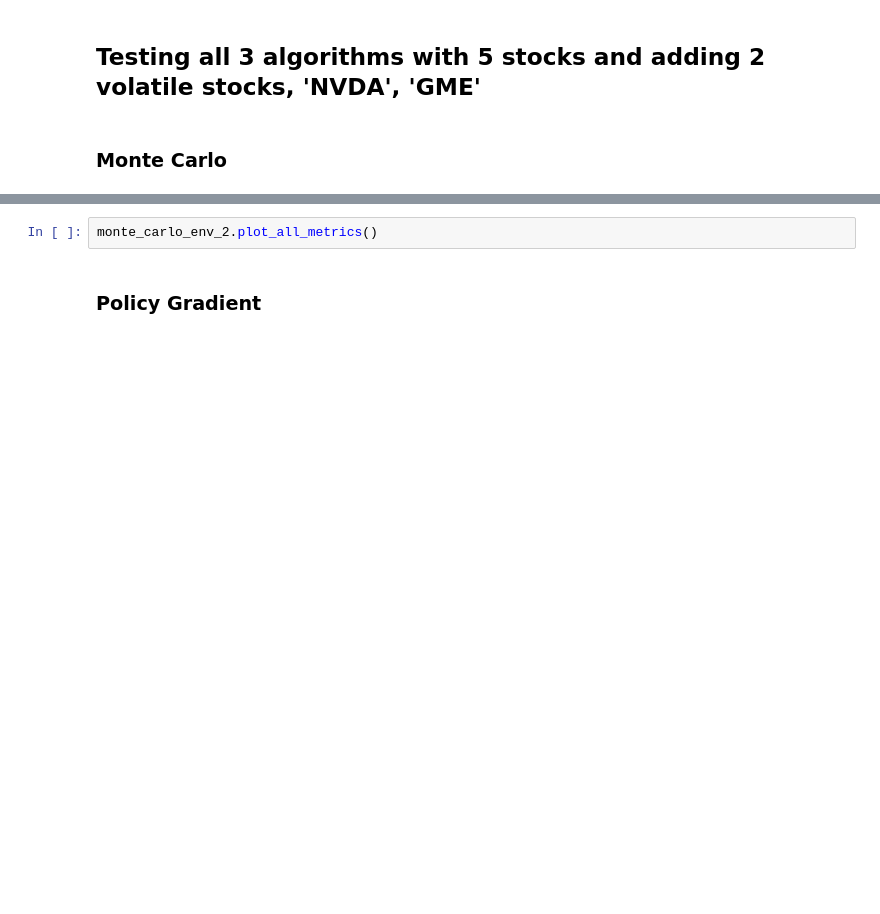
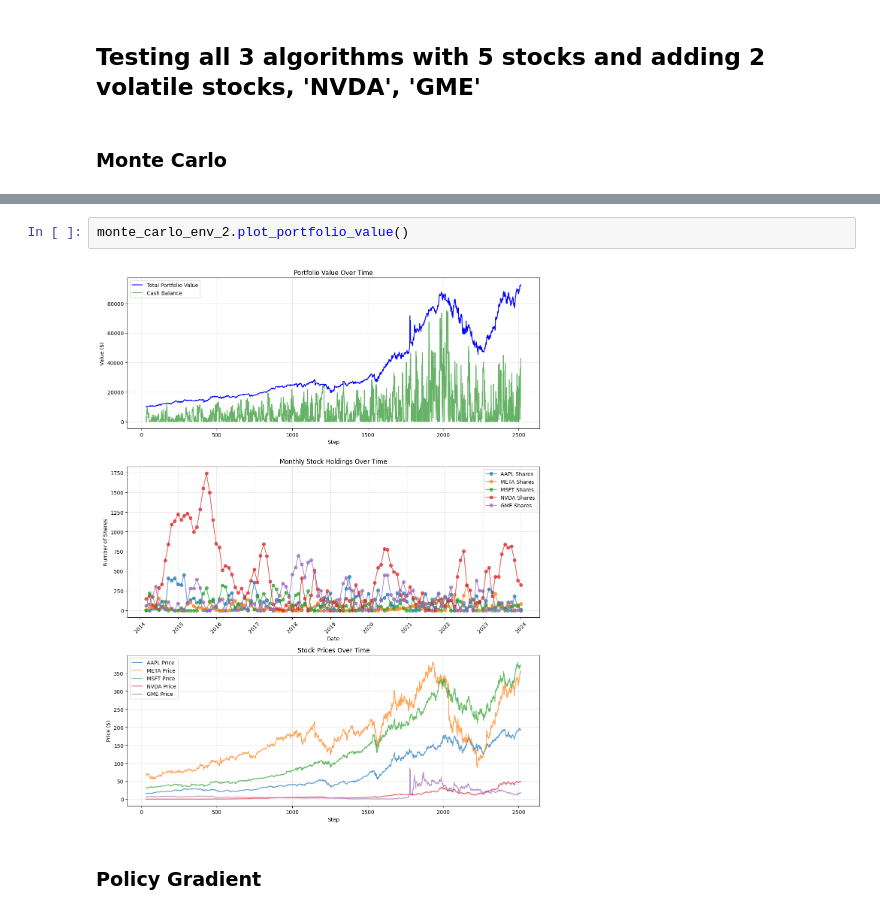
Before and after one commit to MKMiyagi/COGS188_Financial_Agents, a Jupyter notebook: FinalProject_Financial_Agents.ipynb, the cells around one changed output, grey strips where cells are left out. Saved outputs shown, nothing was run; the diff lists cells and outputs as text; blank space fills up the shorter version.

```diff
--- a/FinalProject_Financial_Agents.ipynb
+++ b/FinalProject_Financial_Agents.ipynb
@@ -260,5 +329,7 @@ monte_carlo_env_2.get_summary_stats()
 # %%
-monte_carlo_env_2.plot_all_metrics()
+monte_carlo_env_2.plot_portfolio_value()
+# %% [output]
+[figure, added]
 # %% [markdown]
 ### Policy Gradient
 # %%
```
Also changed, not shown: parts of 38 cells of this notebook, 2 other files.
